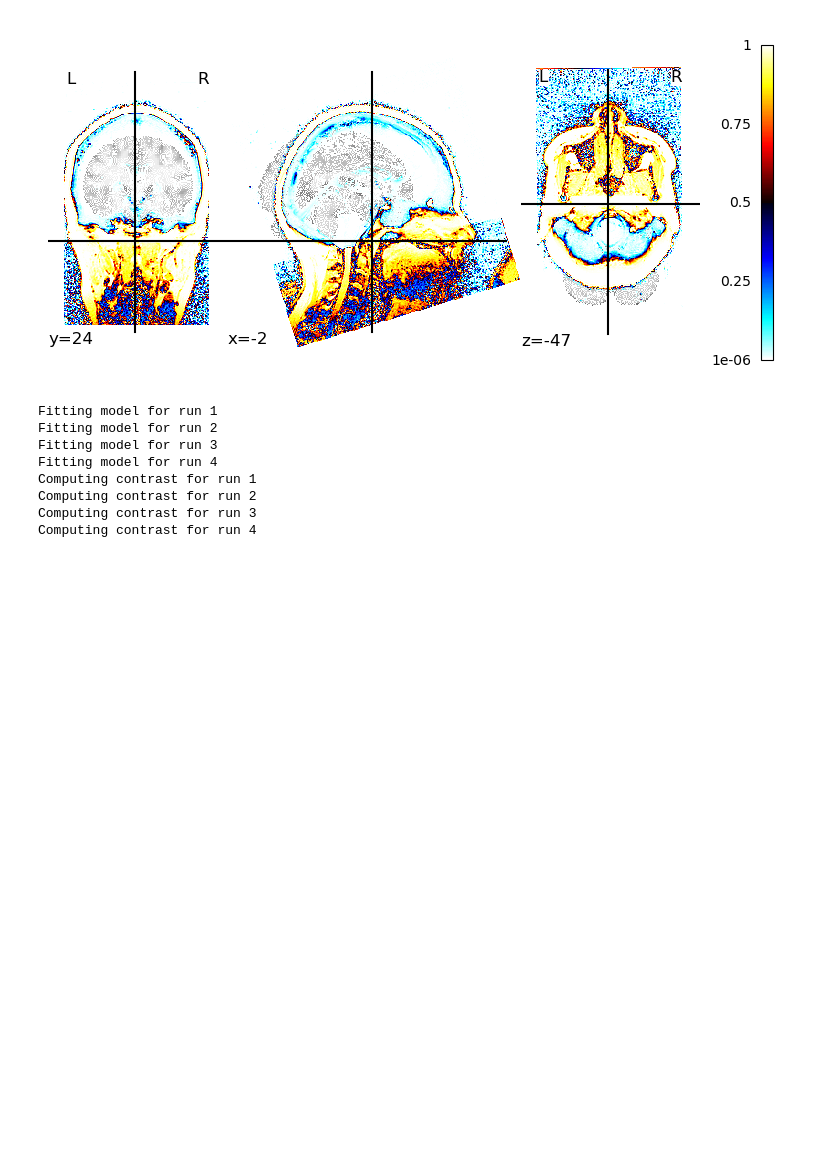
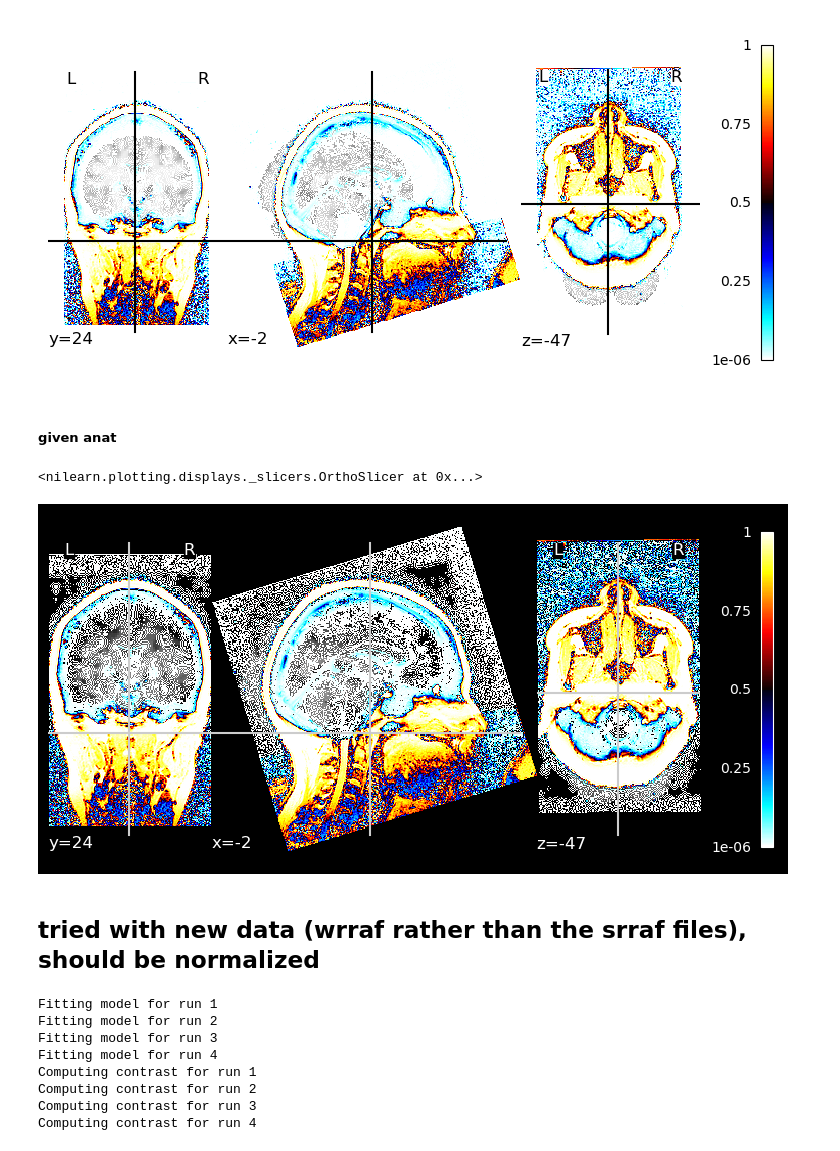
Before and after one commit to jancayan/Single-Subject-Working-Memory-Analysis, a Jupyter notebook: Nov20_notebooks/jennifer.ipynb, the cells around one changed output. Saved outputs shown, nothing was run; the diff lists cells and outputs as text; code cells hidden in the pictures; blank space fills up the shorter version.

Commit message:
add more visualizations and plots

```diff
--- a/Nov20_notebooks/jennifer.ipynb
+++ b/Nov20_notebooks/jennifer.ipynb
@@ -76,6 +78,16 @@ plotting.plot_stat_map(anat)
 # %% [output]
 <nilearn.plotting.displays._slicers.OrthoSlicer at 0x...>
 [figure]
+# %% [markdown]
+##### given anat
+# %%
+anat = image.load_img('/Volumes/kiyonaga/MIPS/fMRI/subjects/MIPS_103/anat/c5s2018-08-05_10-17-102019-00001-00160-1.nii')
+plotting.plot_stat_map(anat, bg_img='anat/wc0cs2018-08-05_10-17-102019-00001-00160-1.nii')
+# %% [output]
+<nilearn.plotting.displays._slicers.OrthoSlicer at 0x...>
+[figure, added]
+# %% [markdown]
+## tried with new data (wrraf rather than the srraf files), should be normalized
 # %%
 import warnings
 from nilearn.image import concat_imgs, mean_img, resample_img
```
Also changed, not shown: parts of 9 cells of this notebook, 1 other file.
